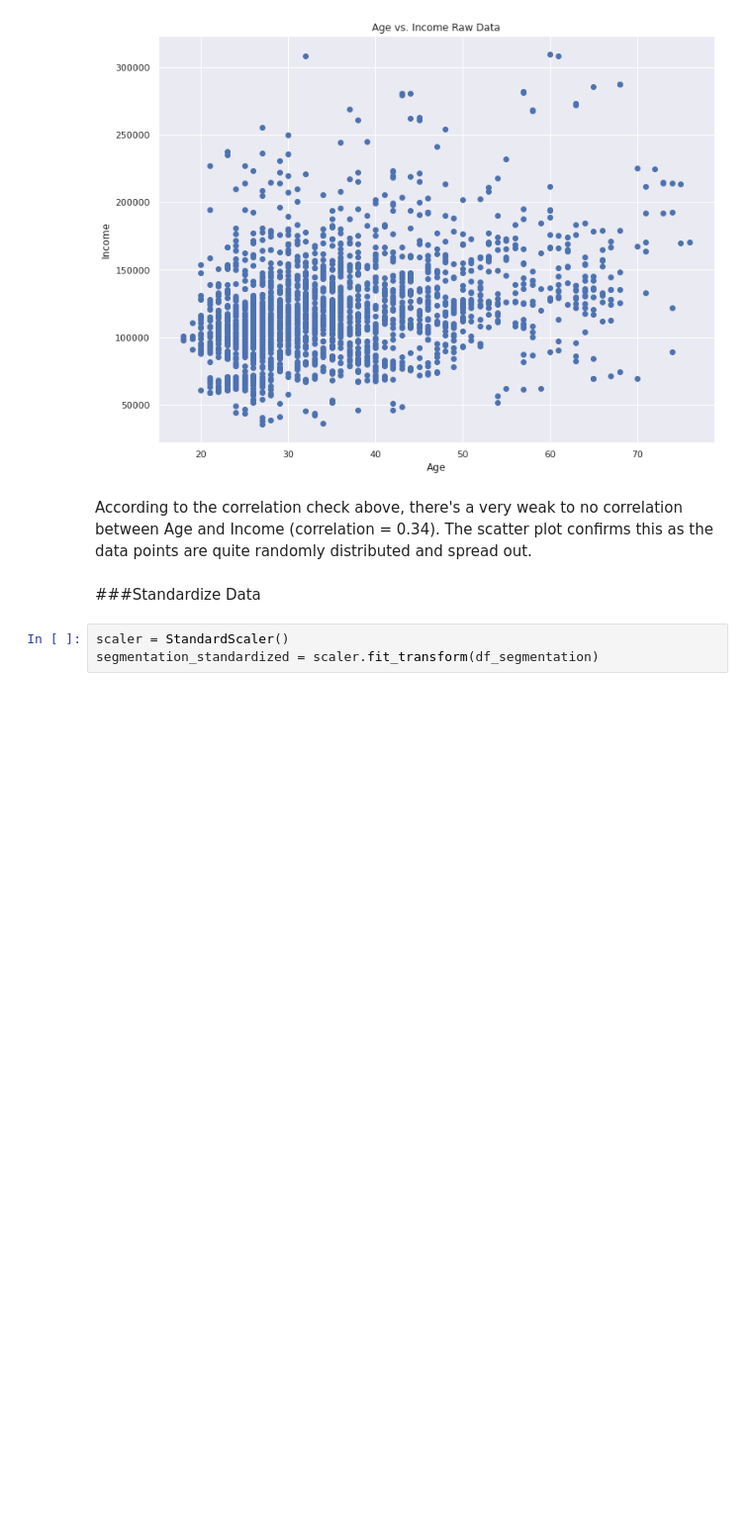
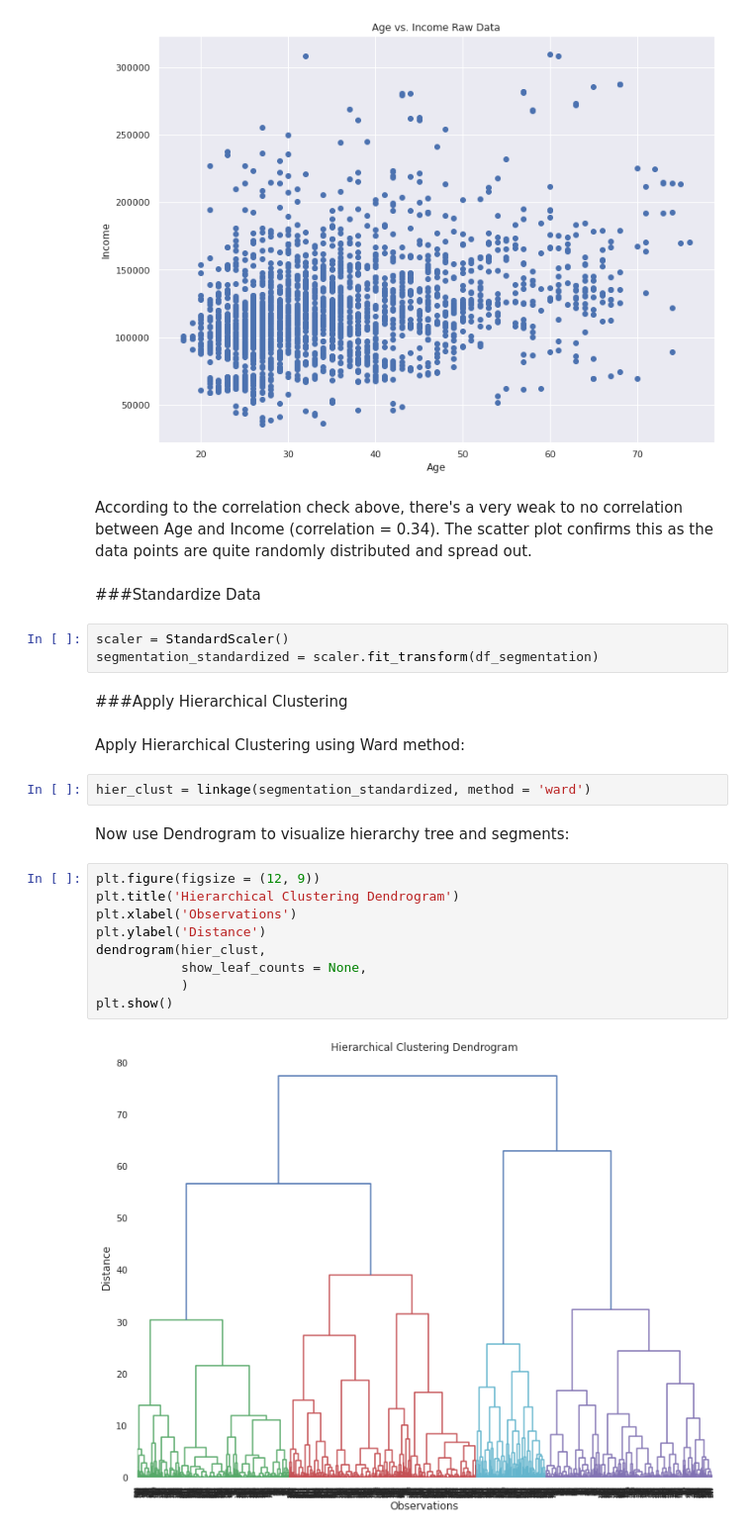
Before and after one commit to mihnguyen/udemy-customer-analytics, a Jupyter notebook: customer-segmentation/notebook_Customer_Segmentation.ipynb, the cells around one changed output. Shown at 99% size. Saved outputs shown, nothing was run; the diff lists cells and outputs as text; blank space fills up the shorter version.

```diff
--- a/customer-segmentation/notebook_Customer_Segmentation.ipynb
+++ b/customer-segmentation/notebook_Customer_Segmentation.ipynb
@@ -191,3 +191,22 @@ According to the correlation check above, there's a very weak to no correlation
 # %%
 scaler = StandardScaler()
 segmentation_standardized = scaler.fit_transform(df_segmentation)
+# %% [markdown]
+###Apply Hierarchical Clustering
+# %% [markdown]
+Apply Hierarchical Clustering using Ward method:
+# %%
+hier_clust = linkage(segmentation_standardized, method = 'ward')
+# %% [markdown]
+Now use Dendrogram to visualize hierarchy tree and segments:
+# %%
+plt.figure(figsize = (12, 9))
+plt.title('Hierarchical Clustering Dendrogram')
+plt.xlabel('Observations')
+plt.ylabel('Distance')
+dendrogram(hier_clust,
+           show_leaf_counts = None,
+           )
+plt.show()
+# %% [output]
+[figure, added]
```
Also changed, not shown: parts of 1 cell of this notebook.
